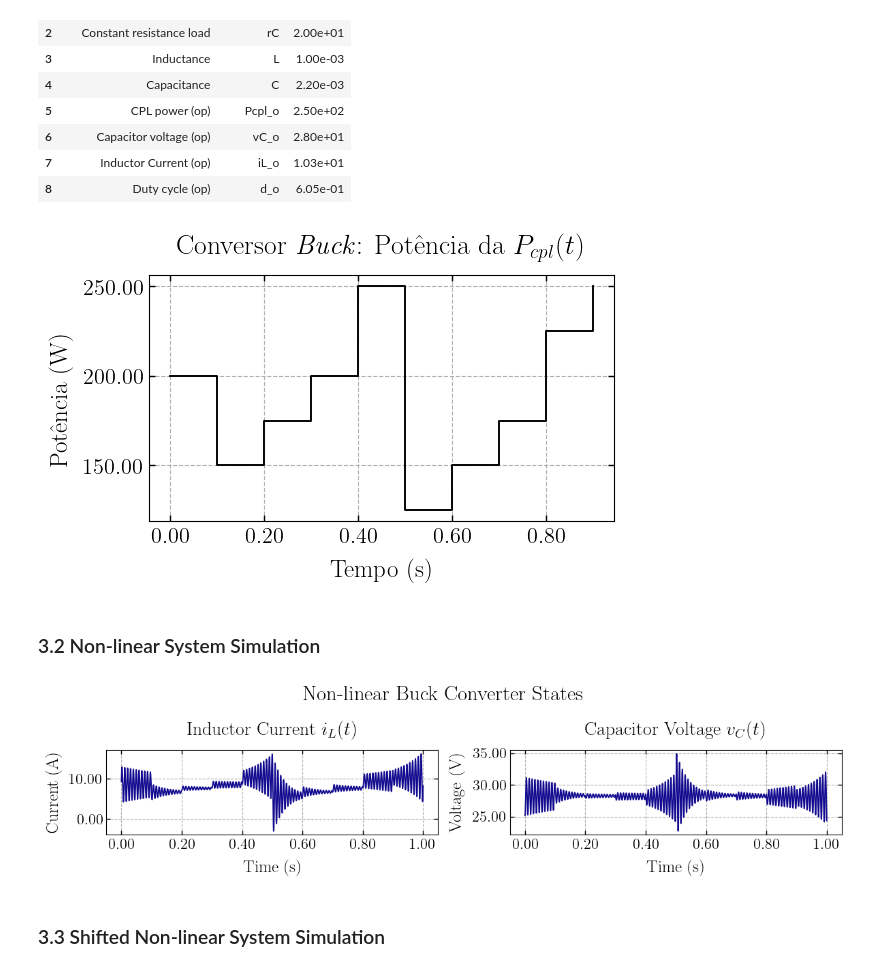
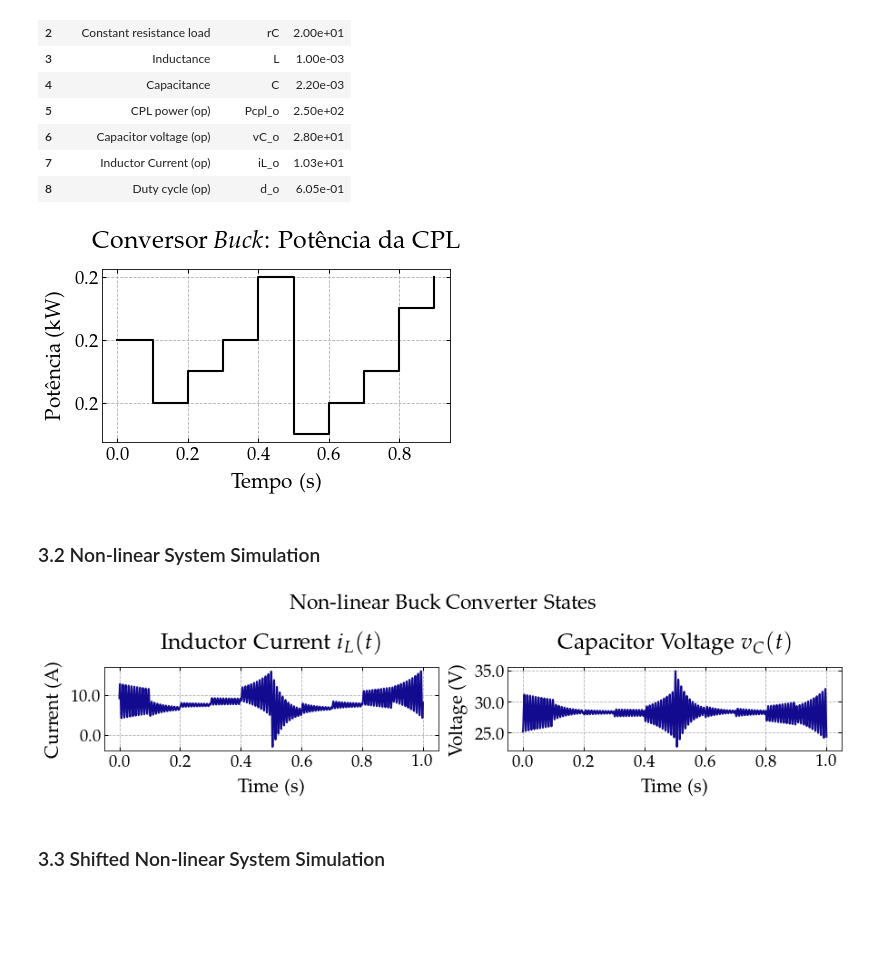
Before and after one commit to andel-vitorio/etc-for-dc-converters, a Jupyter notebook: notebooks/04 - ETC Buck Converter with CPL.ipynb, the cells around one changed output. Drawn from its saved outputs; the diff is of its cells as text; code cells hidden in the pictures; blank space fills up the shorter version.

Commit message:
style: add latex style to figures

```diff
--- a/notebooks/04 - ETC Buck Converter with CPL.ipynb
+++ b/notebooks/04 - ETC Buck Converter with CPL.ipynb
@@ -60,0 +56,24 @@ plt.rc('font', family='serif')
+# %%
+from IPython.display import display, HTML
+
+%matplotlib inline
+
+import pandas as pd
+import math
+import cvxpy as cp
+from matplotlib.ticker import FuncFormatter
+from control.matlab import *
+import control.optimal as opt
+import control as ct
+import matplotlib.pyplot as plt
+import numpy as np
+import matplotlib as mpl
+
+ct.use_fbs_defaults()
+
+plt.rcParams.update({
+    "text.usetex": True,
+    "font.family": "Palatino"
+})
+
+mpl.rcParams['figure.dpi'] = 75
@@ -647,7 +672,8 @@ scenarios = {
         'perturbation_signal_data': [
             # (time, value)
             (0., 50)
-        ]
+        ],
+        'tag': 'ConstantPerturbation_StableOP'
     },
     # Unstable operation point, constant Pcpl
     'S2': {
@@ -659,7 +685,8 @@ scenarios = {
         ), 'perturbation_signal_data': [
             # (time, value)
             (0., 250)
-        ]
+        ],
+        'tag': 'ConstantPerturbation_UnstableOP'
     },
     # Stable operation point, variable Pcpl
     'S3': {
@@ -686,7 +713,8 @@ scenarios = {
             (1.2, 60),
             (1.3, 45),
             (1.4, 50),
-        ]
+        ],
+        'tag': 'VariablePerturbation_StableOP'
     },
     # Unstable operation point, variable Pcpl
     'S4': {
@@ -707,7 +735,9 @@ scenarios = {
             (.7, 175),
             (.8, 225),
             (.9, 250),
-        ]}
+        ],
+        'tag': 'VariablePerturbation_UnstableOP'
+    }
 }
 
 # Show the parameters in table
@@ -763,8 +793,7 @@ The parameters are presented below:
 | 7 | Inductor Current (op) | iL_o | 1.03e+01 |
 | 8 | Duty cycle (op) | d_o | 6.05e-01 |
 # %%
-fig, axs = plt.subplots(1, 1, figsize=(6, 3.2))
-plt.subplots_adjust(wspace=0.4, hspace=0.4)
+fig, axs = plt.subplots(1, 1, figsize=(6, 3))
 
 t, y = zip(*scenarios[SCENARIO_TAG]['perturbation_signal_data'])
 
@@ -789,17 +818,18 @@ y_expanded = np.array(y_expanded)
 set_subplot(
     axs,
     t_expanded,
-    y_expanded,
+    y_expanded * 1e-3,
     'Tempo (s)',
-    'Potência (W)',
-    'Conversor $\it{Buck}$: Potência da $P_{cpl}(t)$',
-    line_color='black'
+    'Potência (kW)',
+    'Conversor $\it{Buck}$: Potência da CPL',
+    line_color="black"
 )
 
-plt.savefig(
-    '/home/andel/Projetos/Latex/Palestra/imagens/buck/sim2/op1/power_cpl_variation.eps', format='eps', bbox_inches='tight')
+# path = f"../assets/buck-converter/{scenarios[SCENARIO_TAG]['tag']}_PCPL.eps"
+path = f"/home/andel/Documentos/Mestrado/My Authorship Papers/cba2024-paper/figuras/Buck/{scenarios[SCENARIO_TAG]['tag']}_PCPL.eps"
+plt.savefig(path, format='eps', bbox_inches='tight')
 # %% [output]
-[figure, old version]
+[figure, new version]
 # %% [markdown]
 ### 3.2 Non-linear System Simulation
 # %%
@@ -815,26 +845,27 @@ t_nonlinear, y_nonlinear = simulate(
 )
 # %%
 # Definindo o tamanho da figura e os subplots
-fig, axs = plt.subplots(1, 2, figsize=(12, 3))
+fig, axs = plt.subplots(1, 2, figsize=(12, 3.2))
+plt.subplots_adjust(wspace=0.4, hspace=0.4)
 
 # Adicionando o título à figura
 fig.suptitle("Non-linear Buck Converter States", fontsize=22)
 
 # Configurando o subplot da Corrente do Indutor
 set_subplot(
     axs[0], t_nonlinear, y_nonlinear[0],
     'Time (s)', 'Current (A)', 'Inductor Current $i_L(t)$',
 )
 
 # Configurando o subplot da Tensão do Capacitor
 set_subplot(
     axs[1],  t_nonlinear, y_nonlinear[1],
     'Time (s)', 'Voltage (V)', 'Capacitor Voltage $v_C(t)$',
 )
 
 plt.tight_layout()
 # %% [output]
-[figure, old version]
+[figure, new version]
 # %% [markdown]
 ### 3.3 Shifted Non-linear System Simulation
 # %%
```
Also changed, not shown: parts of 12 cells of this notebook, 5 other files.
